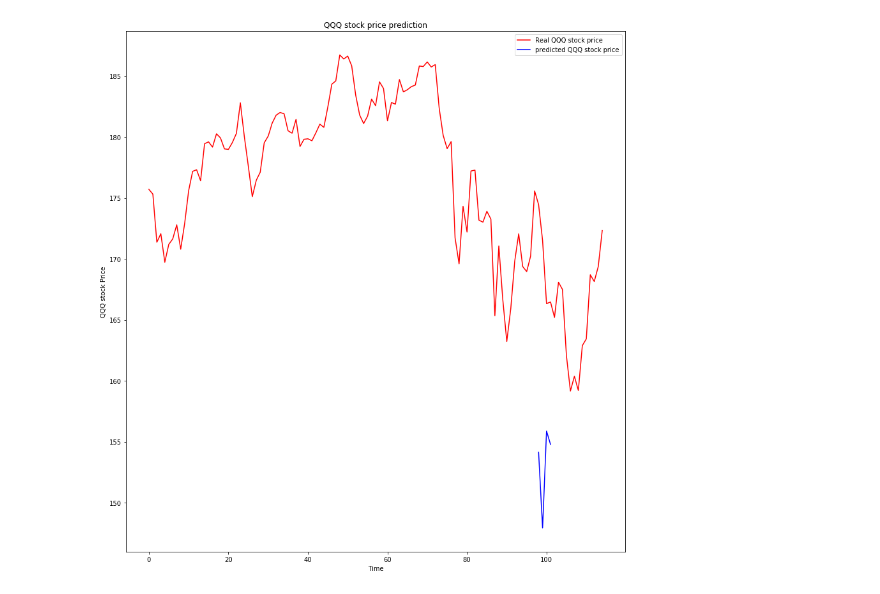
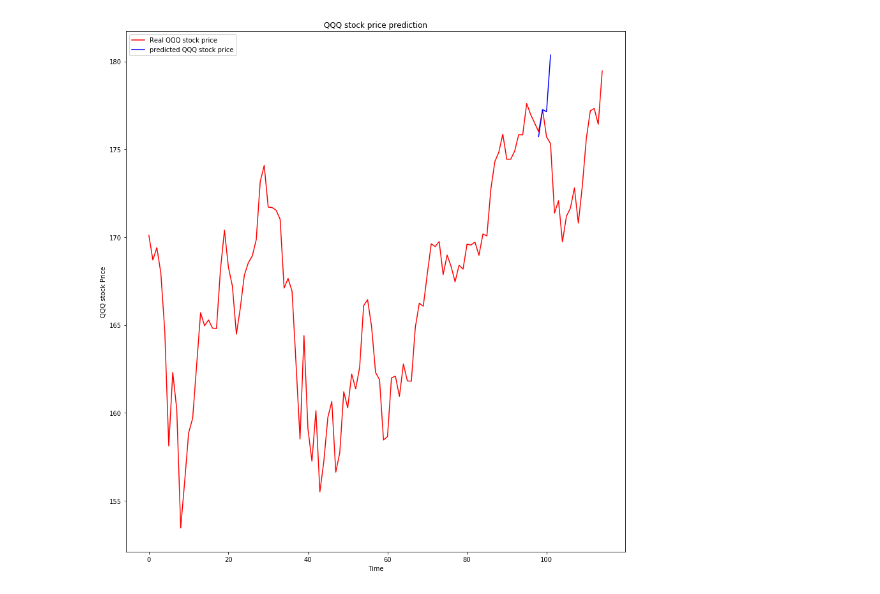
Before and after one commit to albud187/stock_analytics_prediction, a Jupyter notebook: prediction many to one.ipynb, the cells around one changed output. Saved outputs shown, nothing was run; the diff lists cells and outputs as text; code cells hidden in the pictures.

```diff
--- a/prediction many to one.ipynb
+++ b/prediction many to one.ipynb
@@ -33,9 +33,9 @@ def create_xy_scaled(df, samples):
 
     return(np.array(x), np.array(y), scaler)
 # %%
-df = pd.read_csv('dataset_QQQ_9_20140207_to_20181231.csv')
+df = pd.read_csv('dataset_QQQ_8_20140207_to_20181231.csv')
 df.drop('Date', axis =1, inplace = True)
-df.drop('RSI_Correlation', axis = 1, inplace = True)
+#df.drop('RSI_Correlation', axis = 1, inplace = True)
 samples = 100
 
 
@@ -404,11 +232,11 @@ samples = 100
 scale = create_xy_scaled(QQQ,samples)[2]
 
 
-forecast = 15
-#start = 1100
-#end = start + 100
-df = QQQ[-100:]
-#df_test = QQQ[start:end+forecast].reset_index(drop = True)
+forecast = 7
+start = 1025
+end = start + 100
+df = QQQ[start:end].reset_index(drop=True)
+df_test = QQQ[start:end+forecast].reset_index(drop = True)
 
 for i in range(forecast):
     input = rescale(df[-samples:], scale)
@@ -420,13 +248,13 @@ for i in range(forecast):
     df['Close'] = close_price(df)
 
 
-df_out = df[-forecast-2:].copy()
+df_out = df[-(forecast+1):].copy()
 
-#actual = df_test['Close']
+actual = df_test['Close']
 pred = df_out['Close']
 
 plt.figure(figsize = (14,15))
-#plt.plot(actual, color = 'red', label = 'Real QQQ stock price')
+plt.plot(actual, color = 'red', label = 'Real QQQ stock price')
 plt.plot(pred, color = 'blue', label = 'predicted QQQ stock price')
 plt.title('QQQ stock price prediction')
 plt.xlabel('Time')
@@ -593,36 +437,36 @@ scale = create_xy_scaled(QQQ,samples)[2]
 
 
 forecast = 15
-start = 1100
+start = 1000
 end = start + 100
-df = QQQ[-100:]
+df = QQQ[start:end].reset_index(drop=True)
 df_test = QQQ[start:end+forecast].reset_index(drop = True)
 
 for i in range(forecast):
     input = rescale(df[-samples:], scale)
     new_row_values = unscale(pred(input[-samples:], model), scale)
     df = df.append(make_new_row(df.columns, new_row_values[0]), ignore_index = True)
     df['RSI'] = RSI(df, 9)
     df['12 EMA'] = EMA(df, 12)
     df['26 EMA'] = EMA(df, 26)
     df['Close'] = close_price(df)
     #df['volatility'] = VIX['Close']
     #stock_df['RSI_Correlation'] = RSI_corr_pct(QQQ)
     df['bol_band_upper'] = bol_bands(df,20)[0]
     df['bol_band_lower'] = bol_bands(df,20)[1]
 
 df_out = df[-(forecast+2):].copy()
 
 actual = df_test['Close']
 pred = df_out['Close']
 
 plt.figure(figsize = (14,15))
 plt.plot(actual, color = 'red', label = 'Real QQQ stock price')
 plt.plot(pred, color = 'blue', label = 'predicted QQQ stock price')
 plt.title('QQQ stock price prediction')
 plt.xlabel('Time')
 plt.ylabel('QQQ stock Price')
 plt.legend()
 plt.show()
 # %% [output]
-[figure, old version]
+[figure, new version]
```
Also changed, not shown: parts of 15 cells of this notebook, 6 other files.
